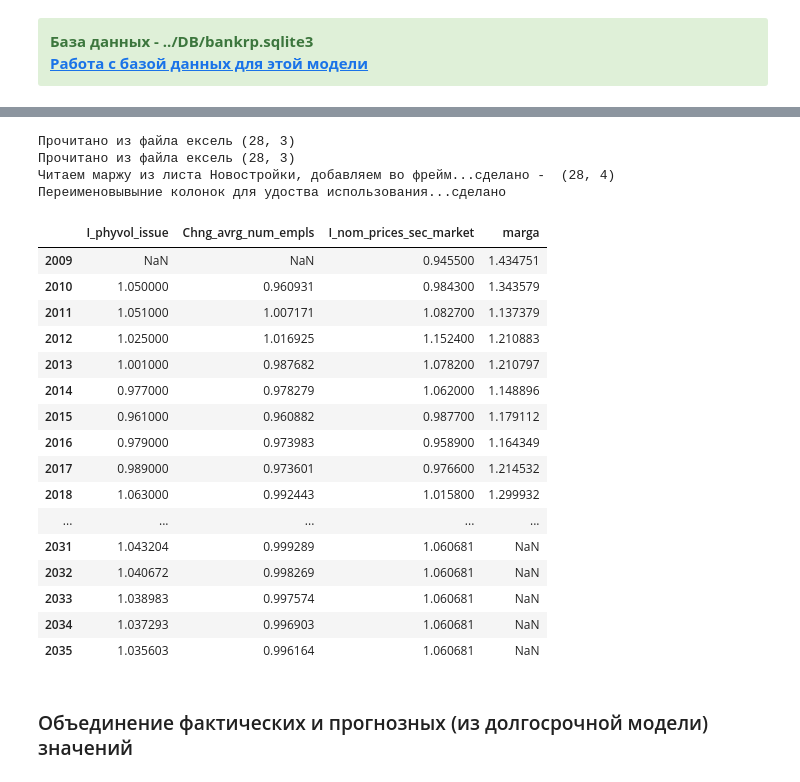
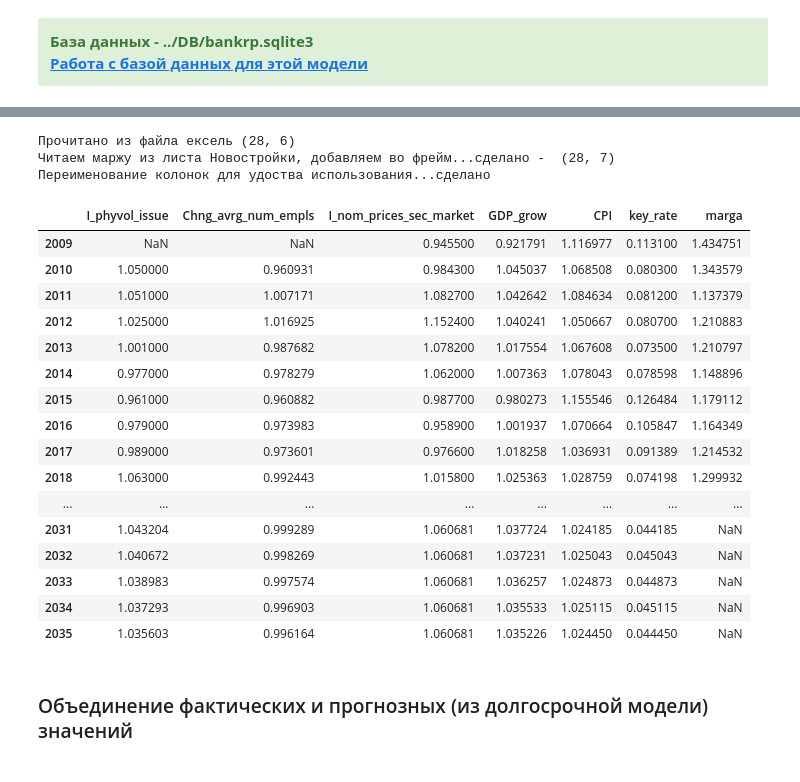
Before and after one commit to amsergeev/AIGK_j, a Jupyter notebook: BNKRPT_MODEL/bankrupt_prob_prepare.ipynb, the cells around one changed output, grey strips where cells are left out. Cells and saved outputs as stored; diff of their text form; code cells hidden in the pictures.

```diff
--- a/BNKRPT_MODEL/bankrupt_prob_prepare.ipynb
+++ b/BNKRPT_MODEL/bankrupt_prob_prepare.ipynb
@@ -226,56 +165,61 @@ pdfYear
 # %%
 # для чтения данных из листа Модель
 pdfXLS_model=pd.read_excel(strModelSource, sheet_name=strModelSheet, usecols='B, G:AZ',
-                           skiprows=[i for i in range(1500) if i not in [2, 686, 492, 488]], index_col=0)
+                           skiprows=[i for i in range(1500) if i not in [2, 686, 492, 488, 1038, 1042, 995]], index_col=0)
 pdfXLS_model=pdfXLS_model.T
+pdfXLS_model.columns=[c.strip() for c in pdfXLS_model.columns]
 print('Прочитано из файла ексель', pdfXLS_model.shape)
+
 # print(pdfXLS_model.head())
 #==========================
 # для чтения данных из листа Стройкомплекс
 # pdfXLS_strojK=pd.read_excel(strModelSource, sheet_name=strStrojKomplex, usecols='A, F:BZ',
 #                            skiprows=[i for i in range(1500) if i not in [1, 5, 12]], index_col=0)
 
 # pdfXLS_model=pdfXLS_strojK.T
 # print(pdfXLS_model)
 # #=========================================
 
-print('Прочитано из файла ексель', pdfXLS_model.shape)
-
-
 print('Читаем маржу из листа Новостройки, добавляем во фрейм', end='...')
 pdfXLS_model['marga']=pd.read_excel(strModelSource, sheet_name=strMargaSheet, usecols='B, K:AZ',
                       skiprows=[i for i in range(255) if i not in [0, 9, 10]],
                       index_col=0).loc['маржа прибыли застройщиков'] / 100
 print('сделано - ', pdfXLS_model.shape)
-print('Переименовывыние колонок для удоства использования', end='...')
-pdfXLS_model.columns=lst_work_columns
+print('Переименование колонок для удоства использования', end='...')
+
+dct_Excel_names={'Индекс физобъема выпуска':'I_phyvol_issue',   'Изменение среднесписочной численности работников':'Chng_avrg_num_empls',
+                       'на вторичном рынке':'I_nom_prices_sec_market', 'ИПЦ, в среднем за год':'CPI',
+                       'Ключевая ставка, в среднем за год':'key_rate', 'Темпы роста реального ВВП':'GDP_grow'}
+
+# print(pdfXLS_model.columns)
+
+pdfXLS_model.rename(columns=dct_Excel_names, inplace=True)
 
 print('сделано')
 pdfXLS_model=pdfXLS_model.dropna(how='all')
 pdfXLS_model.index=pdfXLS_model.index.astype(int)
 pdfXLS_model
 # %% [output]
-Прочитано из файла ексель (28, 3)
-Прочитано из файла ексель (28, 3)
-Читаем маржу из листа Новостройки, добавляем во фрейм...сделано -  (28, 4)
-Переименовывыние колонок для удоства использования...сделано
+Прочитано из файла ексель (28, 6)
+Читаем маржу из листа Новостройки, добавляем во фрейм...сделано -  (28, 7)
+Переименование колонок для удоства использования...сделано
-|  | I_phyvol_issue | Chng_avrg_num_empls | I_nom_prices_sec_market | marga |
-| 2009 | NaN | NaN | 0.945500 | 1.434751 |
-| 2010 | 1.050000 | 0.960931 | 0.984300 | 1.343579 |
-| 2011 | 1.051000 | 1.007171 | 1.082700 | 1.137379 |
-| 2012 | 1.025000 | 1.016925 | 1.152400 | 1.210883 |
-| 2013 | 1.001000 | 0.987682 | 1.078200 | 1.210797 |
-| 2014 | 0.977000 | 0.978279 | 1.062000 | 1.148896 |
-| 2015 | 0.961000 | 0.960882 | 0.987700 | 1.179112 |
-| 2016 | 0.979000 | 0.973983 | 0.958900 | 1.164349 |
-| 2017 | 0.989000 | 0.973601 | 0.976600 | 1.214532 |
-| 2018 | 1.063000 | 0.992443 | 1.015800 | 1.299932 |
-| ... | ... | ... | ... | ... |
-| 2031 | 1.043204 | 0.999289 | 1.060681 | NaN |
-| 2032 | 1.040672 | 0.998269 | 1.060681 | NaN |
-| 2033 | 1.038983 | 0.997574 | 1.060681 | NaN |
-| 2034 | 1.037293 | 0.996903 | 1.060681 | NaN |
-| 2035 | 1.035603 | 0.996164 | 1.060681 | NaN |
+|  | I_phyvol_issue | Chng_avrg_num_empls | I_nom_prices_sec_market | GDP_grow | CPI | key_rate | marga |
+| 2009 | NaN | NaN | 0.945500 | 0.921791 | 1.116977 | 0.113100 | 1.434751 |
+| 2010 | 1.050000 | 0.960931 | 0.984300 | 1.045037 | 1.068508 | 0.080300 | 1.343579 |
+| 2011 | 1.051000 | 1.007171 | 1.082700 | 1.042642 | 1.084634 | 0.081200 | 1.137379 |
+| 2012 | 1.025000 | 1.016925 | 1.152400 | 1.040241 | 1.050667 | 0.080700 | 1.210883 |
+| 2013 | 1.001000 | 0.987682 | 1.078200 | 1.017554 | 1.067608 | 0.073500 | 1.210797 |
+| 2014 | 0.977000 | 0.978279 | 1.062000 | 1.007363 | 1.078043 | 0.078598 | 1.148896 |
+| 2015 | 0.961000 | 0.960882 | 0.987700 | 0.980273 | 1.155546 | 0.126484 | 1.179112 |
+| 2016 | 0.979000 | 0.973983 | 0.958900 | 1.001937 | 1.070664 | 0.105847 | 1.164349 |
+| 2017 | 0.989000 | 0.973601 | 0.976600 | 1.018258 | 1.036931 | 0.091389 | 1.214532 |
+| 2018 | 1.063000 | 0.992443 | 1.015800 | 1.025363 | 1.028759 | 0.074198 | 1.299932 |
+| ... | ... | ... | ... | ... | ... | ... | ... |
+| 2031 | 1.043204 | 0.999289 | 1.060681 | 1.037724 | 1.024185 | 0.044185 | NaN |
+| 2032 | 1.040672 | 0.998269 | 1.060681 | 1.037231 | 1.025043 | 0.045043 | NaN |
+| 2033 | 1.038983 | 0.997574 | 1.060681 | 1.036257 | 1.024873 | 0.044873 | NaN |
+| 2034 | 1.037293 | 0.996903 | 1.060681 | 1.035533 | 1.025115 | 0.045115 | NaN |
+| 2035 | 1.035603 | 0.996164 | 1.060681 | 1.035226 | 1.024450 | 0.044450 | NaN |
 # %% [markdown]
 ### Объединение фактических и прогнозных (из долгосрочной модели) значений
 # %%
```
Also changed, not shown: parts of 57 cells of this notebook, 8 other files.
